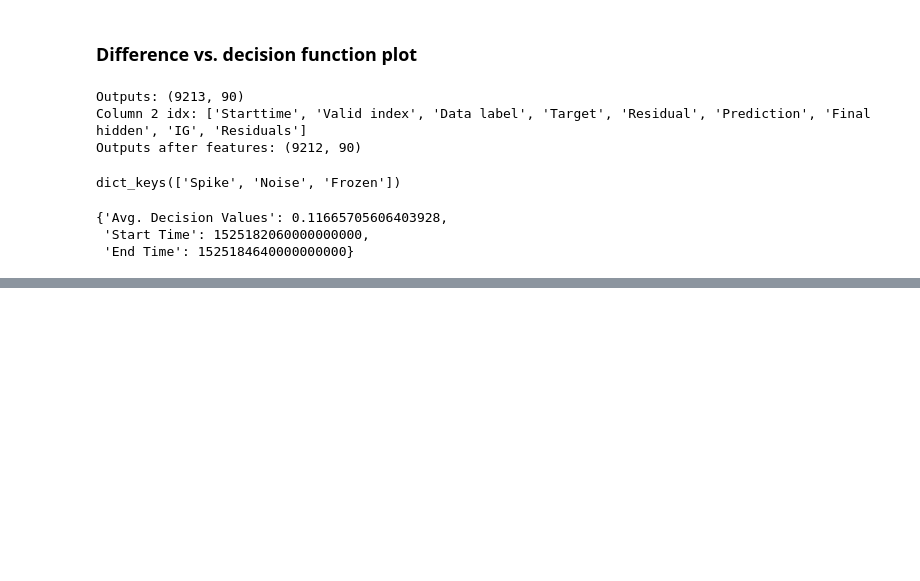
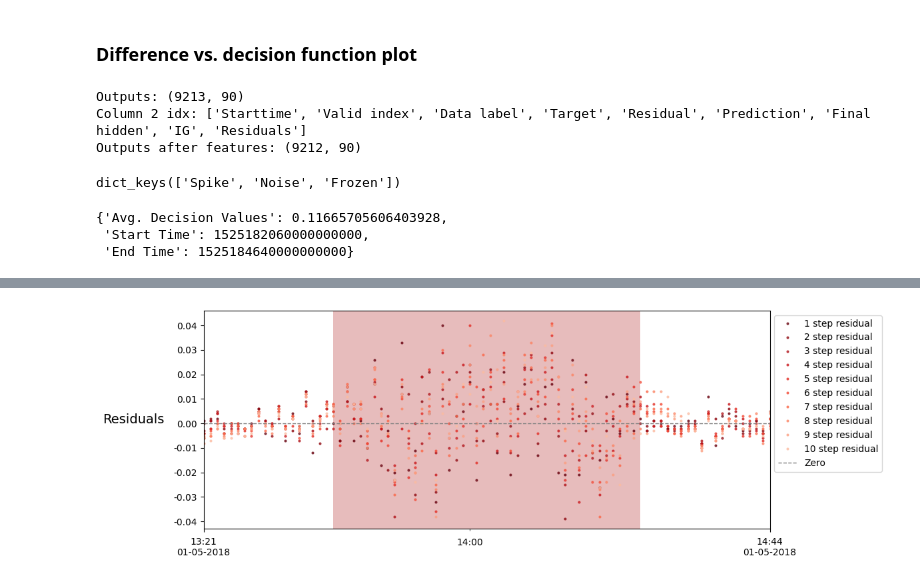
Before and after one commit to AronDJacobsen/fault_management_uds, a Jupyter notebook: notebooks/4_anomalous/2_detection_results.ipynb, the cells around one changed output, grey strips where cells are left out. Saved outputs shown, nothing was run; the diff lists cells and outputs as text; code cells hidden in the pictures; blank space fills up the shorter version.

```diff
--- a/notebooks/4_anomalous/2_detection_results.ipynb
+++ b/notebooks/4_anomalous/2_detection_results.ipynb
@@ -948,0 +1057,81 @@ plt.close()
+# %%
+# # Extract from the model outputs
+# start_idx = np.where(starttimes == starttime)[0][0]
+# end_idx = np.where(starttimes == endtime)[0][0]
+
+# Identify start and end indices
+start_idx = np.where(starttimes == show_start)[0][0]
+end_idx = np.where(starttimes == show_end)[0][0]
+# %%
+method = "Residuals"
+# %%
+# extract the output
+data = outputs[:, column_2_idx[method.lower()]]
+# the anomalous interval
+anomalous_data = data[start_idx:end_idx+1, :]
+anomalous_timestamps = pd.date_range(show_start, show_end, freq='1min')
+# and get the target
+target = outputs[:, column_2_idx['target']]
+target = target[start_idx:end_idx+1].flatten()
+# %%
+# Plot the time series
+formatter = ticker.FormatStrFormatter('%.2f')  # Change to the desired format, e.g., '%.3f' for three decimal places
+fig, ax = plt.subplots(1, 1, figsize=(12, 4))
+
+# ax.plot(data_dict['polluted'].index, data_dict['polluted'].value,
+#     label='Erroneous data', color='grey',
+#     linewidth=2, linestyle='-',
+#     marker='o', markersize=2, alpha=1)
+
+# plot the residuals
+n_residuals = anomalous_data.shape[1]
+
+# cmap = cm.Blues
+# norm = mcolors.Normalize(vmin=-2, vmax=n_residuals)
+# for i in range(n_residuals):
+#     color = cmap(norm(n_residuals-i))  # Get color from colormap
+#     ax.plot(anomalous_timestamps, -(anomalous_data[:, i]-target),
+#             alpha=0.7, marker='o', markersize=2, linestyle='',
+#             #color=color
+#             color='red'
+#             )
+
+# ymin, ymax = ax.get_ylim()
+# y_center = (ymin + ymax) / 2
+# cmap = cm.Reds
+# norm = mcolors.Normalize(vmin=-2, vmax=n_residuals)
+# for i in range(n_residuals):
+#     color = cmap(norm(n_residuals-i))  # Get color from colormap
+#     ax.plot(anomalous_timestamps, y_center + anomalous_data[:, i],
+#             alpha=0.7, marker='o', markersize=2, linestyle='', color=color)
+
+cmap = cm.Reds
+norm = mcolors.Normalize(vmin=-2, vmax=n_residuals)
+for i in range(n_residuals):
+    color = cmap(norm(n_residuals-i))  # Get color from colormap
+    ax.plot(anomalous_timestamps, anomalous_data[:, i],
+            alpha=0.7, marker='o', markersize=2, linestyle='',
+            color=color,
+            label=f'{i+1} step residual'
+            )
+
+# add a line at 0
+ax.axhline(0, color='grey', linestyle='--', linewidth=1, label='Zero')
+# formatting
+ax.set_ylabel('Residuals', fontsize=14, rotation=0, labelpad=10, ha='right', va='center')
+
+# visualzie error span
+ax = visualize_error_span(ax, data_dict['indicator_dict'], data_dict['start'], data_dict['end'], adjust='full-point')
+ax.set_xlim(data_dict['start'], data_dict['end'])
+#ax.set_ylabel(unit)
+# place legend outside
+ax.legend(loc='upper left', bbox_to_anchor=(1, 1))
+ax.set_xticks([])
+ax.yaxis.set_major_formatter(formatter)
+ax = set_meaningful_xticks(ax, data_dict['start'], data_dict['end'])
+plt.tight_layout()
+plt.savefig(_save_folder / 'residual_plot.png', dpi=150)
+plt.show()
+plt.close()
+# %% [output]
+[figure, added]
```
Also changed, not shown: parts of 27 cells of this notebook, 2 other files.
